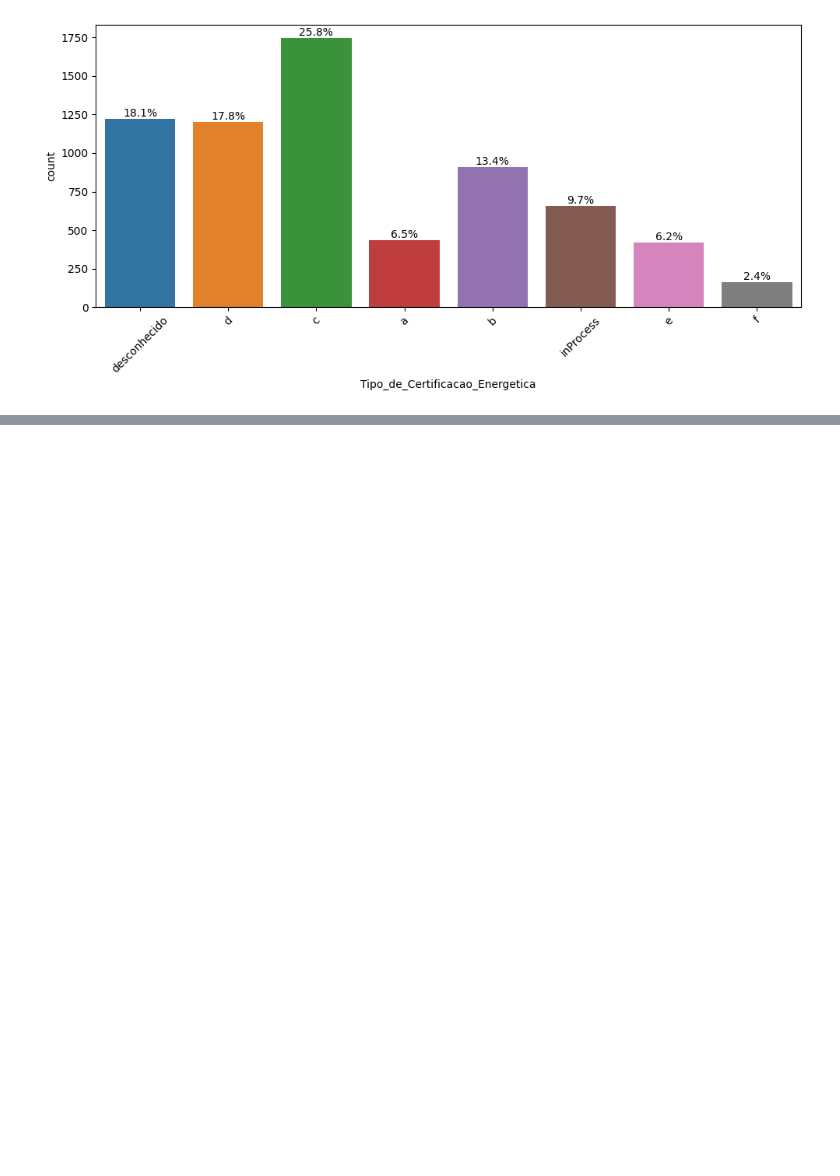
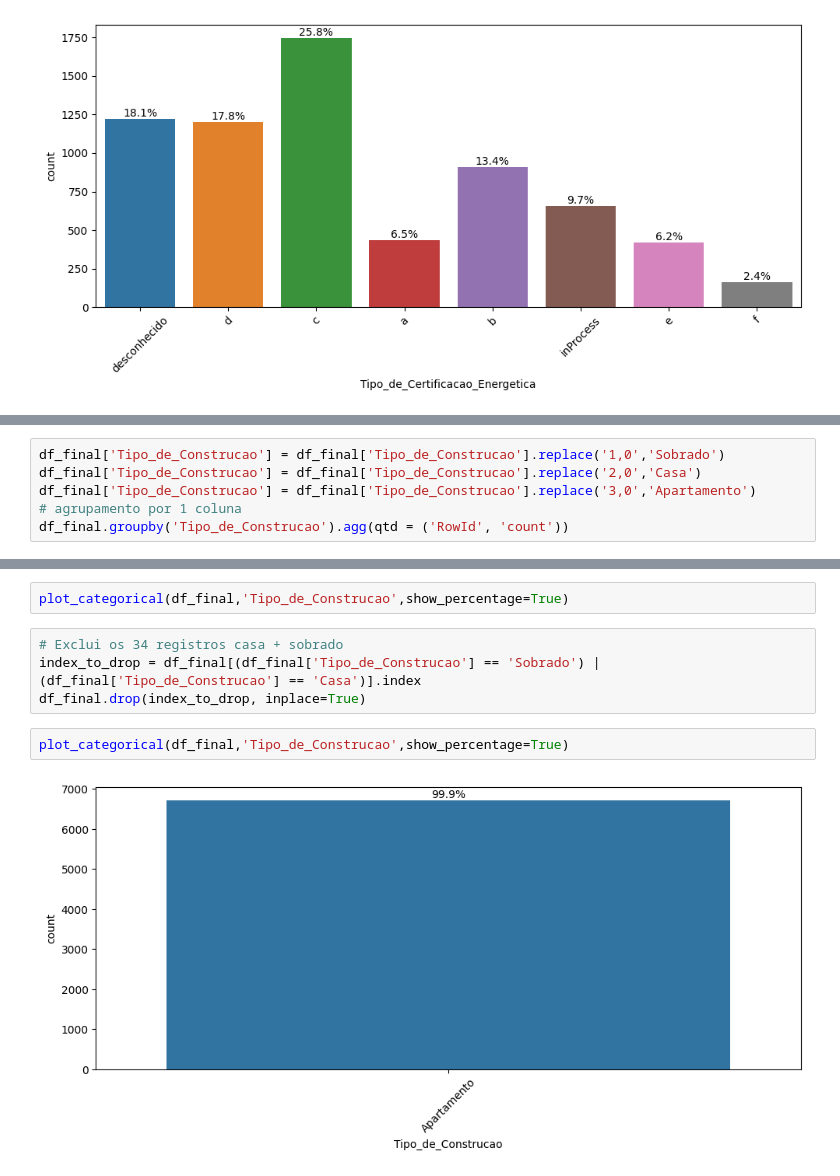
Before and after one commit to johnosd/MPAlugueisLisboa, a Jupyter notebook: src/Notebooks/8 - AnaliseExploratoria.ipynb, the cells around one changed output, grey strips where cells are left out. Saved outputs shown, nothing was run; the diff lists cells and outputs as text; blank space fills up the shorter version.

Commit message:
fim analise esploratoria variaveis categoricas

```diff
--- a/src/Notebooks/8 - AnaliseExploratoria.ipynb
+++ b/src/Notebooks/8 - AnaliseExploratoria.ipynb
@@ -239,0 +240,6 @@ plot_categorical(df_final,'Tipo_de_Certificacao_Energetica',show_percentage=True
+# %%
+df_final['Tipo_de_Construcao'] = df_final['Tipo_de_Construcao'].replace('1,0','Sobrado')
+df_final['Tipo_de_Construcao'] = df_final['Tipo_de_Construcao'].replace('2,0','Casa')
+df_final['Tipo_de_Construcao'] = df_final['Tipo_de_Construcao'].replace('3,0','Apartamento')
+# agrupamento por 1 coluna
+df_final.groupby('Tipo_de_Construcao').agg(qtd = ('RowId', 'count'))
@@ -239,0 +252,10 @@ plot_categorical(df_final,'Tipo_de_Certificacao_Energetica',show_percentage=True
+# %%
+plot_categorical(df_final,'Tipo_de_Construcao',show_percentage=True)
+# %%
+# Exclui os 34 registros casa + sobrado
+index_to_drop = df_final[(df_final['Tipo_de_Construcao'] == 'Sobrado') | (df_final['Tipo_de_Construcao'] == 'Casa')].index
+df_final.drop(index_to_drop, inplace=True)
+# %%
+plot_categorical(df_final,'Tipo_de_Construcao',show_percentage=True)
+# %% [output]
+[figure, added]
```
Also changed, not shown: parts of 4 cells of this notebook, 1 other file.
